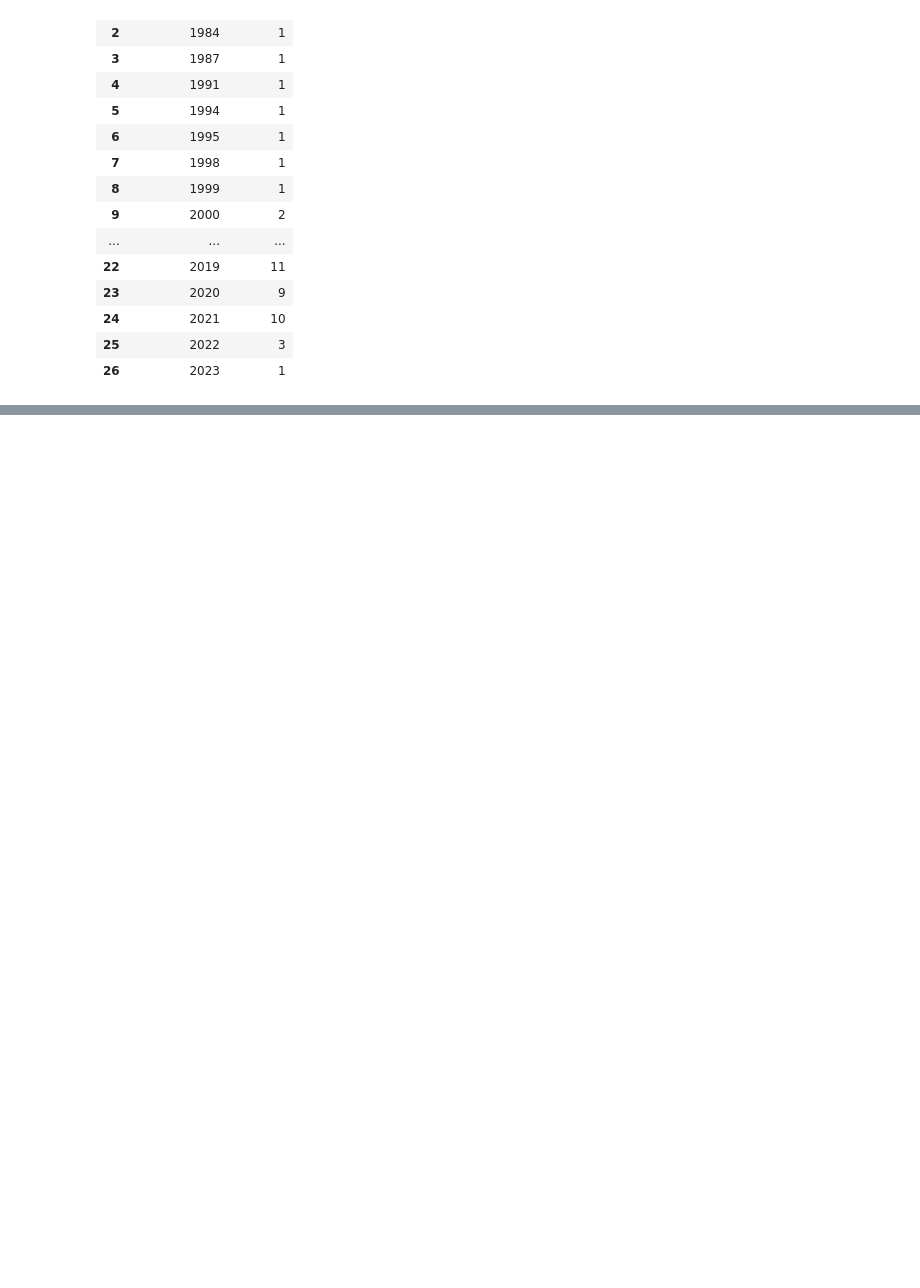
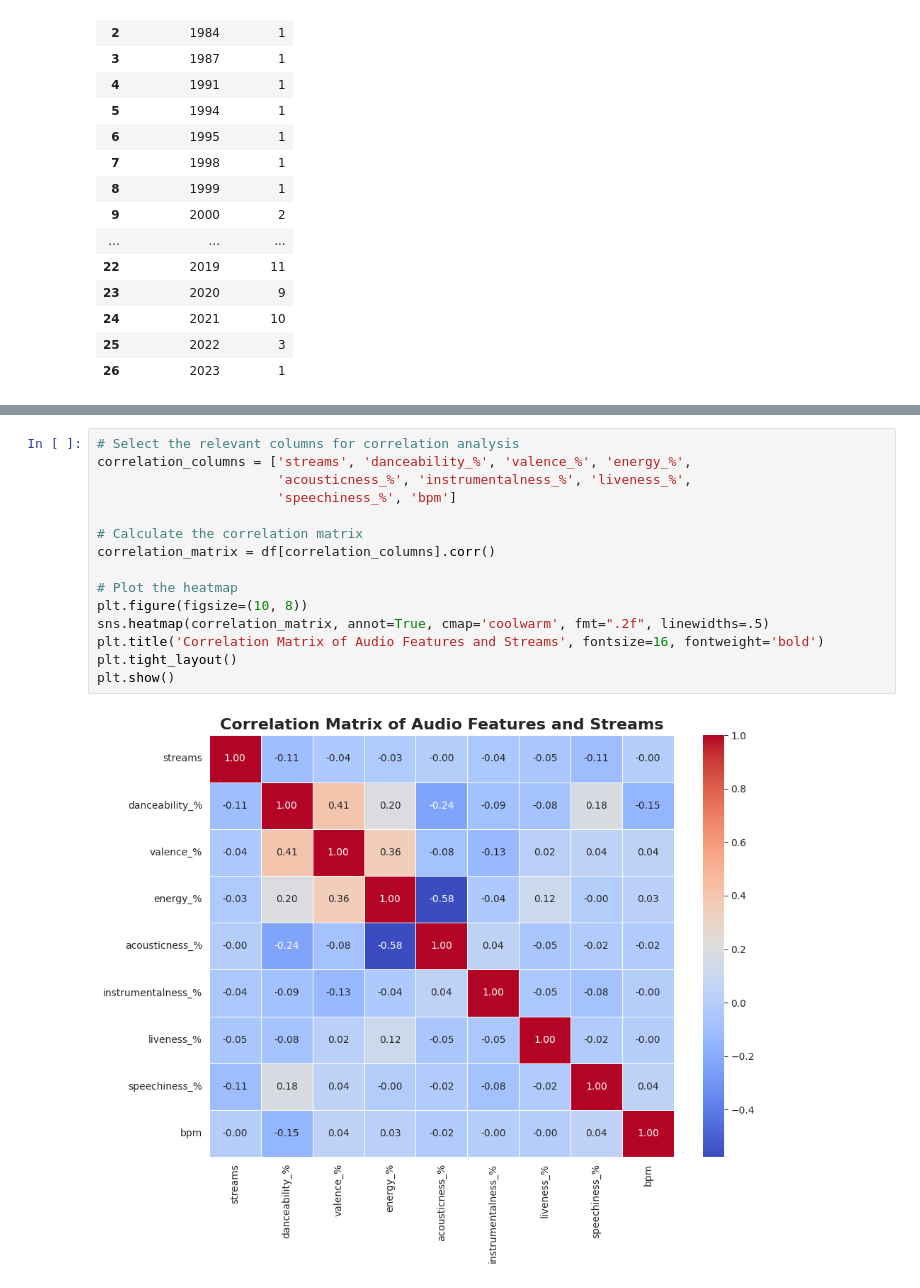
Before and after one commit to jp121412/Spotify_TCS, a Jupyter notebook: spotify.ipynb, the cells around one changed output, grey strips where cells are left out. Cells and saved outputs as stored; diff of their text form; blank space fills up the shorter version.

```diff
--- a/spotify.ipynb
+++ b/spotify.ipynb
@@ -644,0 +646,17 @@ plt.show()
+# %%
+# Select the relevant columns for correlation analysis
+correlation_columns = ['streams', 'danceability_%', 'valence_%', 'energy_%',
+                       'acousticness_%', 'instrumentalness_%', 'liveness_%',
+                       'speechiness_%', 'bpm']
+
+# Calculate the correlation matrix
+correlation_matrix = df[correlation_columns].corr()
+
+# Plot the heatmap
+plt.figure(figsize=(10, 8))
+sns.heatmap(correlation_matrix, annot=True, cmap='coolwarm', fmt=".2f", linewidths=.5)
+plt.title('Correlation Matrix of Audio Features and Streams', fontsize=16, fontweight='bold')
+plt.tight_layout()
+plt.show()
+# %% [output]
+[figure, added]
```
Also changed, not shown: parts of 20 cells of this notebook.
